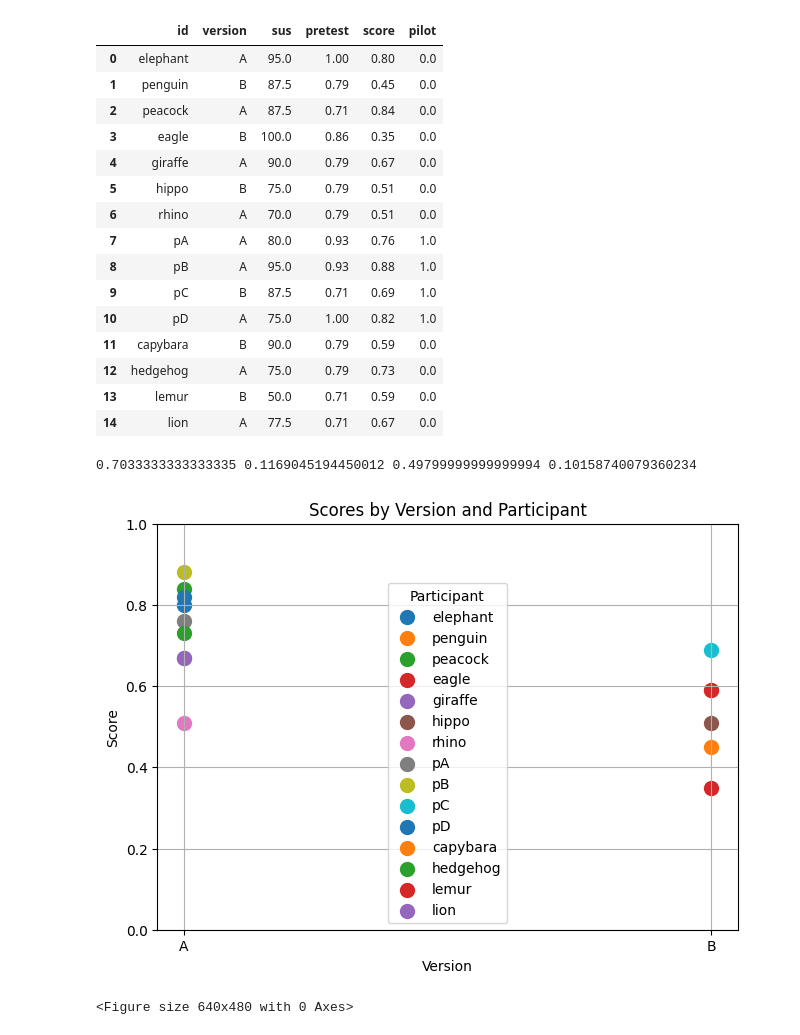
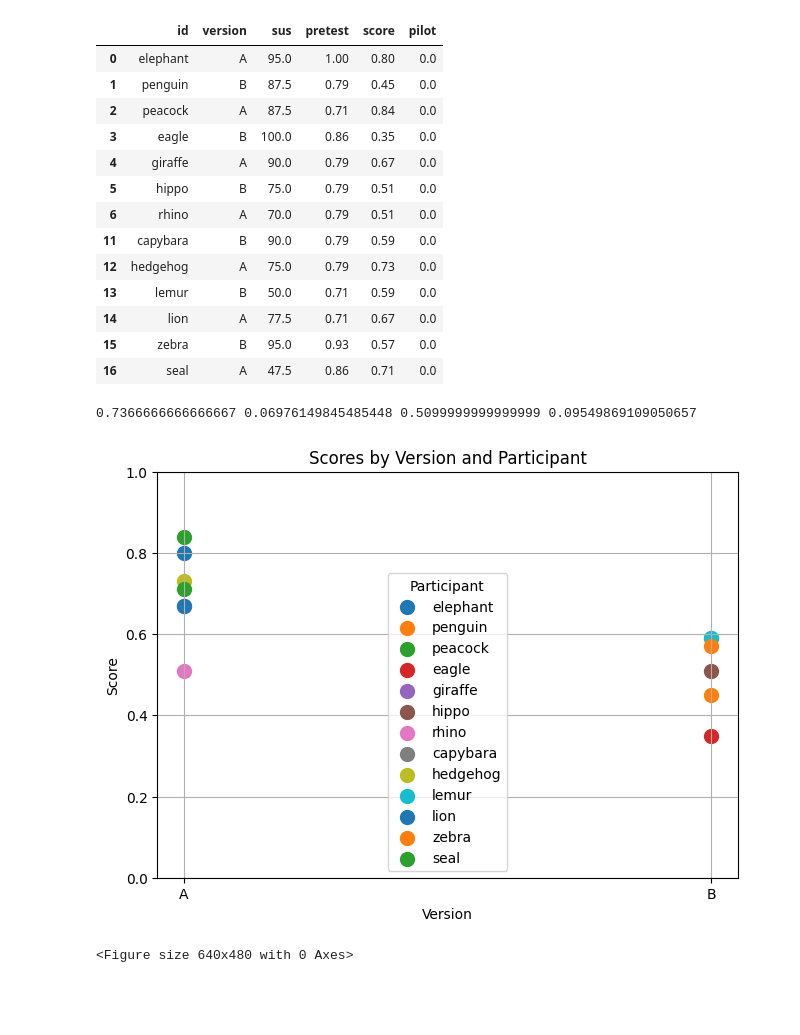
Before and after one commit to hsharriman/ender-scripts, a Jupyter notebook: plotting.ipynb, the cells around one changed output. Cells and saved outputs as stored; diff of their text form; code cells hidden in the pictures; blank space fills up the shorter version.

```diff
--- a/plotting.ipynb
+++ b/plotting.ipynb
@@ -5,7 +5,8 @@ import matplotlib.pyplot as plt
 import pprint
 # %%
 df = pd.read_csv(f"out/study/scores_df.csv")
-df.head(60)
+df_f = df[df.pilot == 0]
+df_f.head(60)
 # %% [output]
 |  | id | version | sus | pretest | score | pilot |
 | 0 | elephant | A | 95.0 | 1.00 | 0.80 | 0.0 |
@@ -15,48 +16,46 @@ df.head(60)
 | 4 | giraffe | A | 90.0 | 0.79 | 0.67 | 0.0 |
 | 5 | hippo | B | 75.0 | 0.79 | 0.51 | 0.0 |
 | 6 | rhino | A | 70.0 | 0.79 | 0.51 | 0.0 |
-| 7 | pA | A | 80.0 | 0.93 | 0.76 | 1.0 |
-| 8 | pB | A | 95.0 | 0.93 | 0.88 | 1.0 |
-| 9 | pC | B | 87.5 | 0.71 | 0.69 | 1.0 |
-| 10 | pD | A | 75.0 | 1.00 | 0.82 | 1.0 |
 | 11 | capybara | B | 90.0 | 0.79 | 0.59 | 0.0 |
 | 12 | hedgehog | A | 75.0 | 0.79 | 0.73 | 0.0 |
 | 13 | lemur | B | 50.0 | 0.71 | 0.59 | 0.0 |
 | 14 | lion | A | 77.5 | 0.71 | 0.67 | 0.0 |
+| 15 | zebra | B | 95.0 | 0.93 | 0.57 | 0.0 |
+| 16 | seal | A | 47.5 | 0.86 | 0.71 | 0.0 |
 # %%
-df_f = df[df.pilot == 0]
 a = df_f[df_f.version == "A"]
+a = a[a.id != "rhino"]
 b = df_f[df_f.version == "B"]
 print(a["score"].mean(), a["score"].std(), b["score"].mean(), b["score"].std())
 # %% [output]
-0.7033333333333335 0.1169045194450012 0.49799999999999994 0.10158740079360234
+0.7366666666666667 0.06976149845485448 0.5099999999999999 0.09549869109050657
 # %%
 fig, ax = plt.subplots(layout='constrained')
 
 # Loop through each participant and plot their scores
-for participant in df['id'].unique():
+for participant in df_f['id'].unique():
     # Filter the DataFrame for the current participant
-    participant_data = df[df['id'] == participant]
+    participant_data = df_f[df_f['id'] == participant]
 
     # Plot the scores for this participant
     plt.scatter(participant_data['version'], participant_data['score'], label=participant, s=100)
 
 # Add labels and title
 ax.set_title('Scores by Version and Participant')
 ax.set_xlabel('Version')
 ax.set_ylabel('Score')
 ax.set_ylim(0, 1)
 
 # Show legend to differentiate participants
 plt.legend(title='Participant')
 
 # Show grid
 plt.grid(True)
 
 # Show the plot
 plt.show()
 # %% [output]
-[figure, old version]
+[figure, new version]
 # %%
 plt.savefig(f'out/{participant}-correctness.png')
 # %% [output]
```
Also changed, not shown: parts of 8 cells of this notebook, 9 other files.
